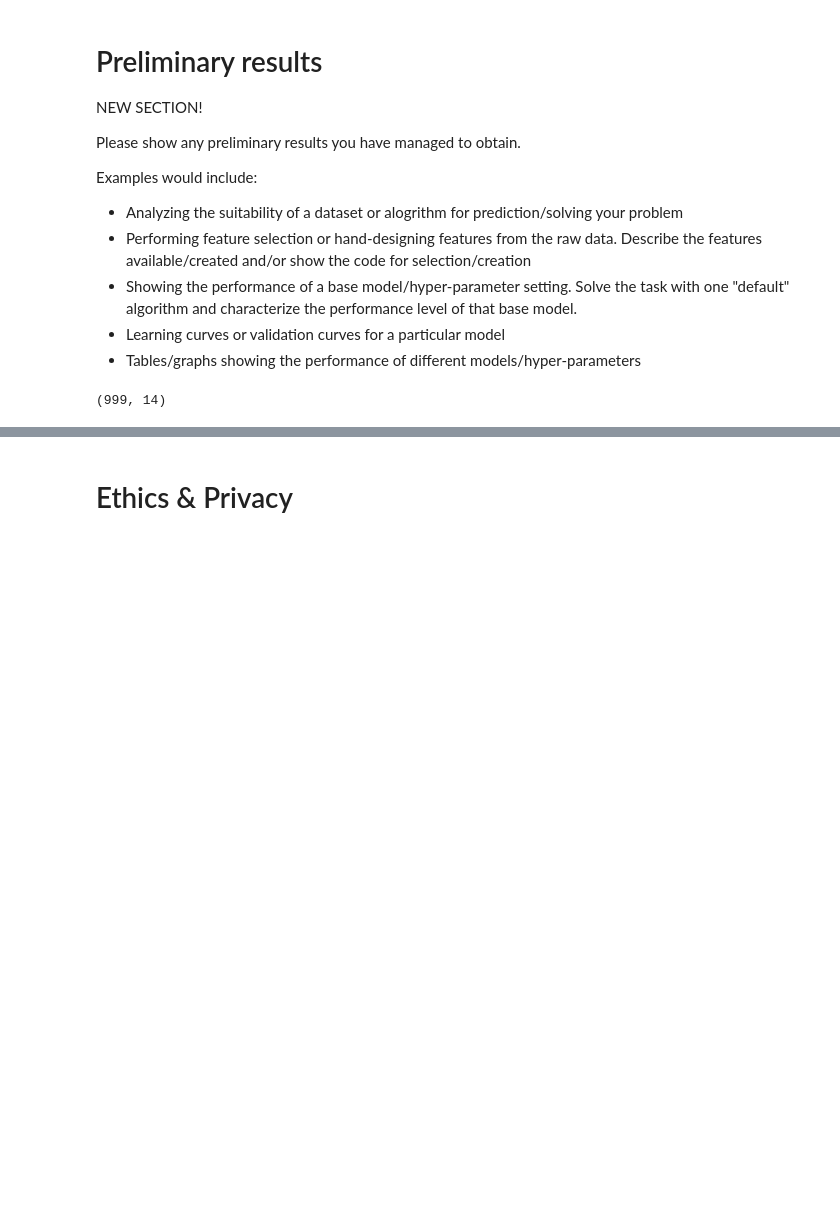
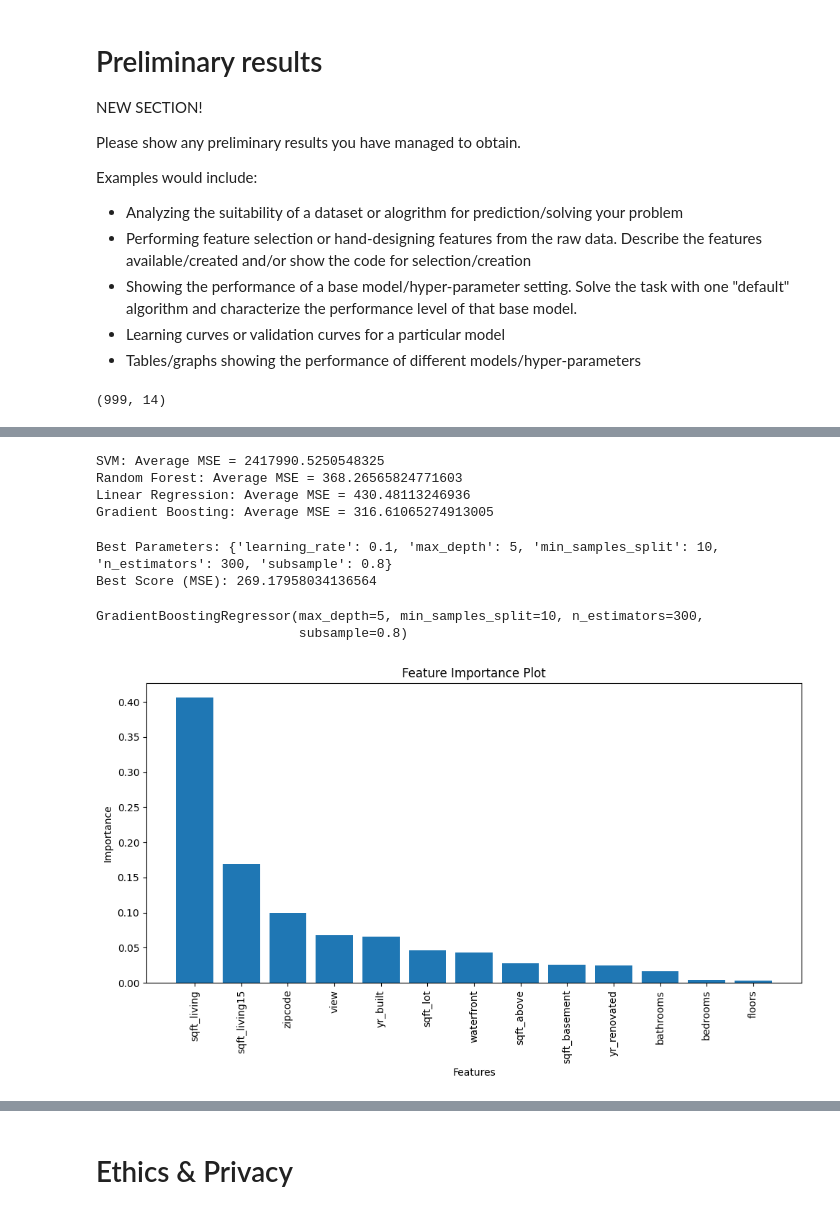
Before and after one commit to COGS118A/Group027-SP23, a Jupyter notebook: Checkpoint_Group027-SP23.ipynb, the cells around one changed output, grey strips where cells are left out. Drawn from its saved outputs; the diff is of its cells as text; code cells hidden in the pictures; blank space fills up the shorter version.

```diff
--- a/Checkpoint_Group027-SP23.ipynb
+++ b/Checkpoint_Group027-SP23.ipynb
@@ -162,0 +186,64 @@ Mean Squared Error: 317.73102398337295
+# %%
+X_scaled = scaler.fit_transform(X)
+models = [('SVM', svm), ('Random Forest', random_forest), ('Linear Regression', linear_regression), ('Gradient Boosting', gradient_boosting)]
+for name, model in models:
+    scores = cross_val_score(model, X_scaled, y, cv=5, scoring='neg_mean_squared_error')
+    mse_scores = -scores
+    avg_mse = mse_scores.mean()
+    print(f'{name}: Average MSE = {avg_mse}')
+# %% [output]
+SVM: Average MSE = 2417990.5250548325
+Random Forest: Average MSE = 368.26565824771603
+Linear Regression: Average MSE = 430.48113246936
+Gradient Boosting: Average MSE = 316.61065274913005
+# %%
+param_grid = {
+    'n_estimators': [100, 200, 300],
+    'learning_rate': [0.1, 0.05, 0.01],
+    'max_depth': [3, 5, 7],
+    'min_samples_split': [2, 5, 10],
+    'subsample': [0.8, 1.0],
+}
+
+# Perform grid search
+grid_search = GridSearchCV(estimator=gradient_boosting, param_grid=param_grid, cv=5, scoring='neg_mean_squared_error')
+grid_search.fit(X_scaled, y)
+
+# Get the best parameters and best score
+best_params = grid_search.best_params_
+best_score = -grid_search.best_score_
+
+print("Best Parameters:", best_params)
+print("Best Score (MSE):", best_score)
+# %% [output]
+Best Parameters: {'learning_rate': 0.1, 'max_depth': 5, 'min_samples_split': 10, 'n_estimators': 300, 'subsample': 0.8}
+Best Score (MSE): 269.17958034136564
+# %%
+gb_best = GradientBoostingRegressor(**best_params)
+
+# Fit the model to the scaled features and target variable
+gb_best.fit(X_scaled, y)
+# %% [output]
+GradientBoostingRegressor(max_depth=5, min_samples_split=10, n_estimators=300,
+                          subsample=0.8)
+# %%
+feature_importances = gb_best.feature_importances_
+
+# Sort feature importances in descending order
+sorted_indices = np.argsort(feature_importances)[::-1]
+sorted_feature_importances = feature_importances[sorted_indices]
+
+# Get the names of the features
+feature_names = X.columns[sorted_indices]
+
+# Plot feature importances
+plt.figure(figsize=(10, 6))
+plt.bar(range(len(feature_names)), sorted_feature_importances)
+plt.xticks(range(len(feature_names)), feature_names, rotation=90)
+plt.xlabel('Features')
+plt.ylabel('Importance')
+plt.title('Feature Importance Plot')
+plt.tight_layout()
+plt.show()
+# %% [output]
+[figure, added]
```
Also changed, not shown: parts of 6 cells of this notebook.
